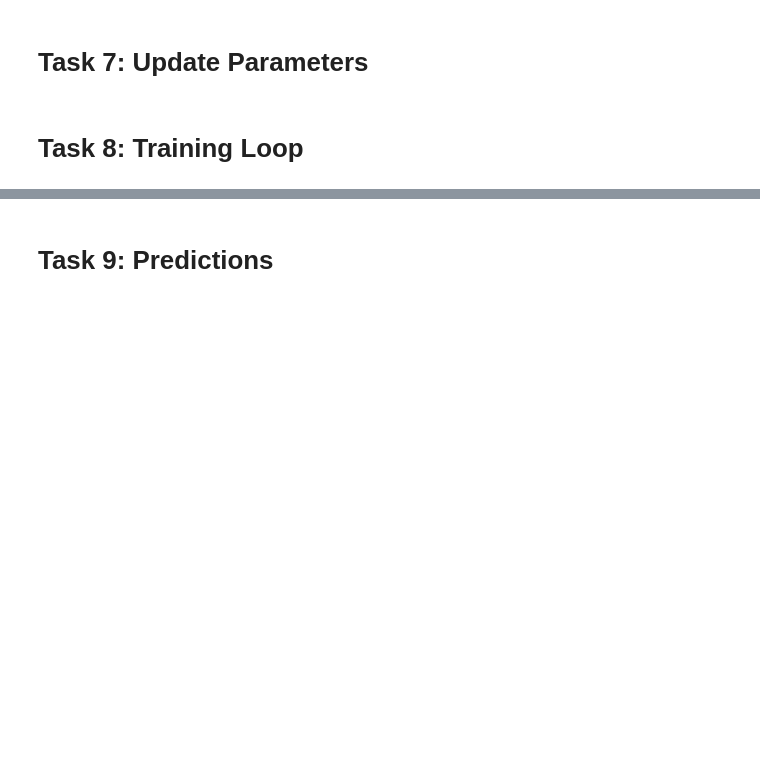
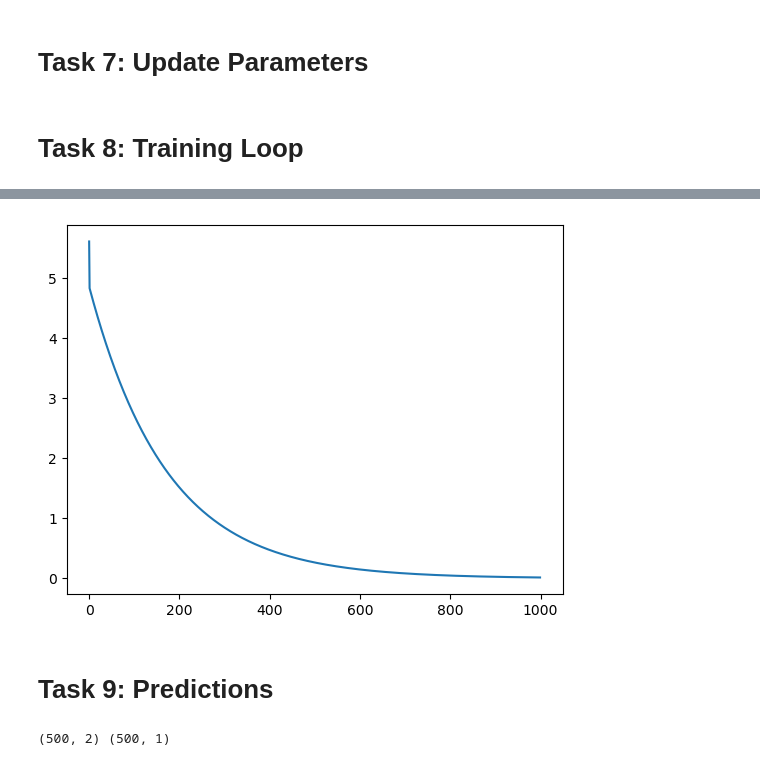
Before and after one commit to KyleHollands/Coursera_Project__Linear_Regression_with_Python, a Jupyter notebook: Linear Regression with Python.ipynb, the cells around one changed output, grey strips where cells are left out. Drawn from its saved outputs; the diff is of its cells as text; code cells hidden in the pictures; blank space fills up the shorter version.

```diff
--- a/Linear Regression with Python.ipynb
+++ b/Linear Regression with Python.ipynb
@@ -145,2 +202,21 @@ $
 # %% [markdown]
 # Task 8: Training Loop
+# %%
+class Model(Model):
+    def train(self, x_train, y_train, iterations, lr):
+        losses = []
+        for i in range(0, iterations):
+            y_hat = self.forward_pass(x_train)
+            loss = self.compute_loss(y_hat, y_train)
+            dW, db = self.backward_pass(x_train, y_train, y_hat)
+            self.update_params(dW, db, lr)
+            losses.append(loss)
+            if i%int(iterations/10) == 0:
+                print('Iter: {}, Loss: {:.4f}'.format(i, loss))
+        return losses
+# %%
+model = Model(2)
+# %%
+x_train, y_train = generate_examples()
+# %%
+losses = model.train(x_train, y_train, 1000, 0.003)
@@ -147,2 +234,12 @@ $
+# %%
+plt.plot(losses);
+# %% [output]
+[figure, added]
 # %% [markdown]
 # Task 9: Predictions
+# %%
+model_untrained = Model(2)
+x_test, y_test = generate_examples(500)
+print(x_test.shape, y_test.shape)
+# %% [output]
+(500, 2) (500, 1)
```
Also changed, not shown: parts of 16 cells of this notebook, 2 other files.
